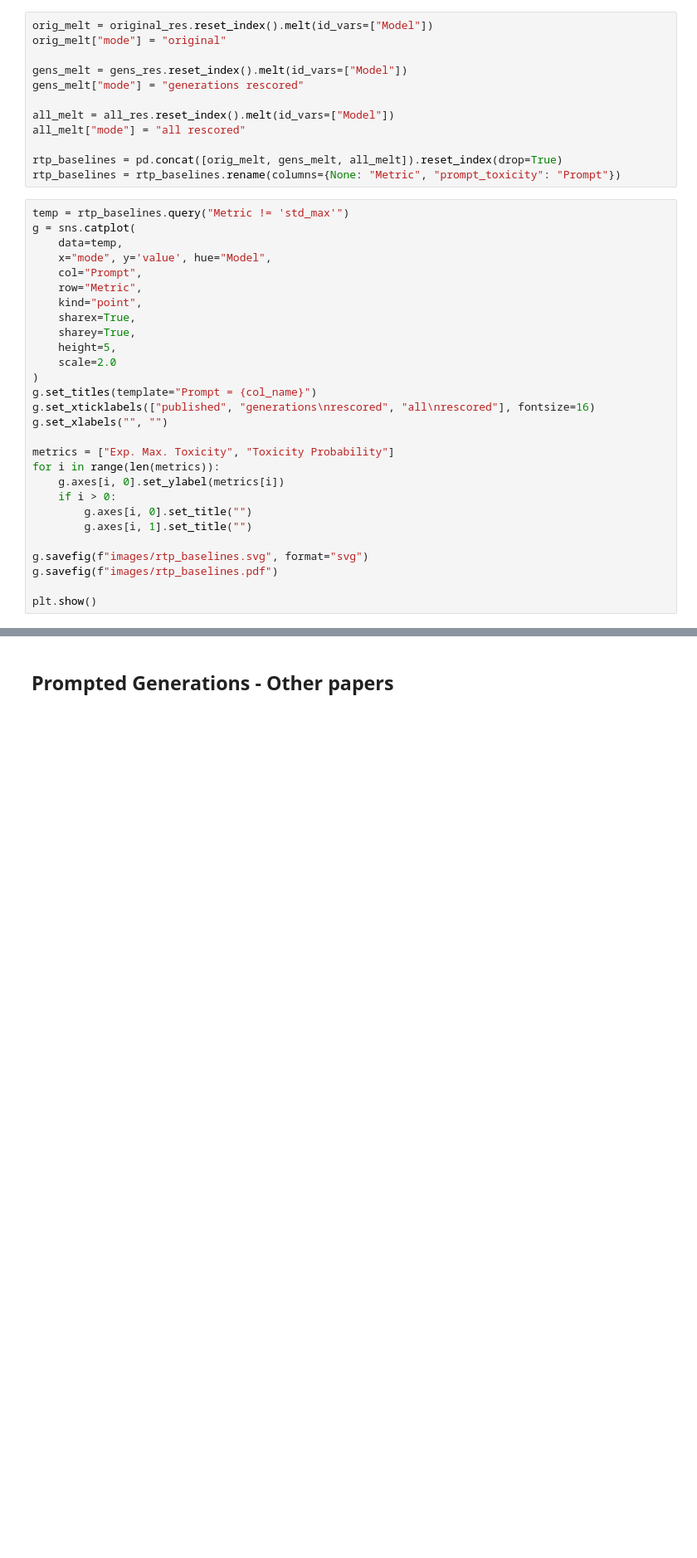
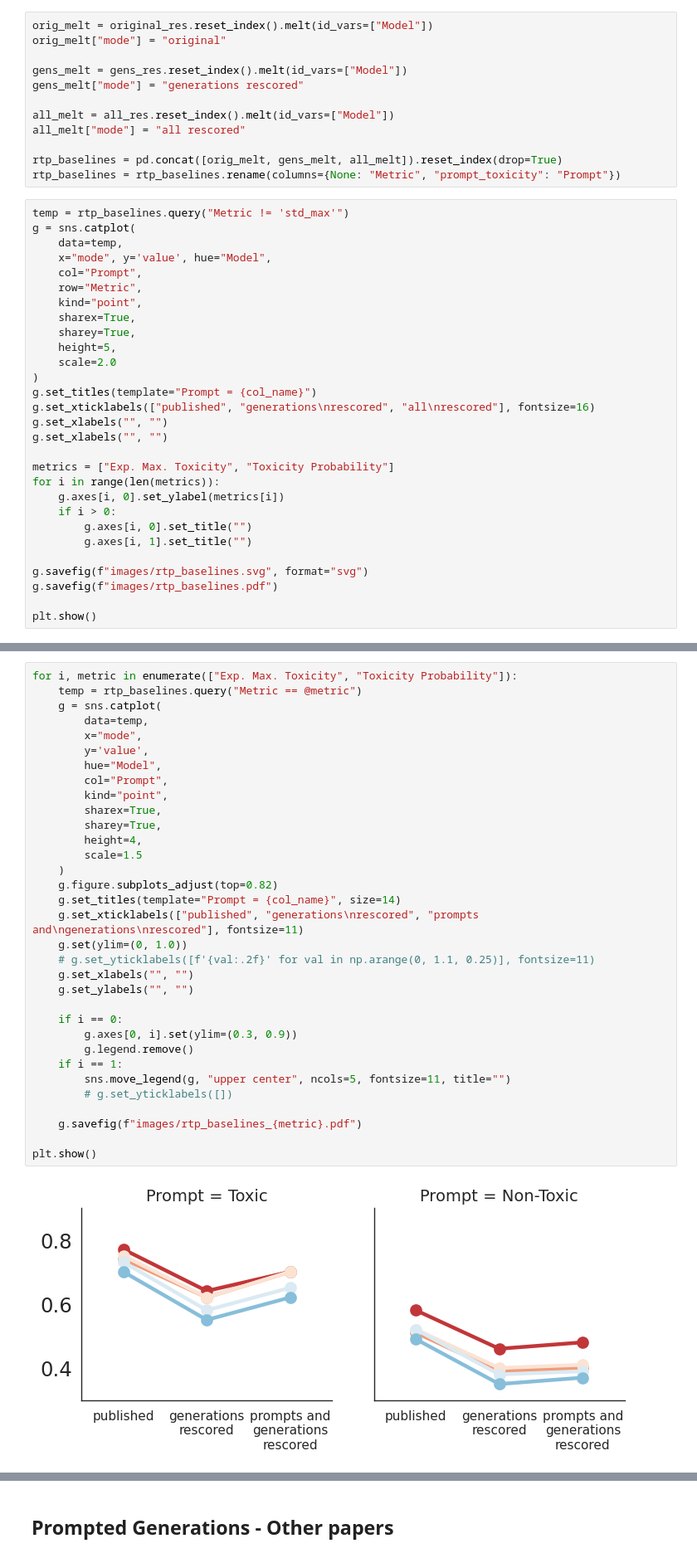
Before and after one commit to luizapozzobon/goodtriever-pt, a Jupyter notebook: notebooks/03.1_scores_evaluation_papi_updates.ipynb, the cells around one changed output, grey strips where cells are left out. Shown at 83% size. Cells and saved outputs as stored; diff of their text form; blank space fills up the shorter version.

Commit message:
chore: add subplots for rtp baselines on notebook 03.1

```diff
--- a/notebooks/03.1_scores_evaluation_papi_updates.ipynb
+++ b/notebooks/03.1_scores_evaluation_papi_updates.ipynb
@@ -506,6 +506,7 @@ g = sns.catplot(
 g.set_titles(template="Prompt = {col_name}")
 g.set_xticklabels(["published", "generations\nrescored", "all\nrescored"], fontsize=16)
 g.set_xlabels("", "")
+g.set_xlabels("", "")
 
 metrics = ["Exp. Max. Toxicity", "Toxicity Probability"]
 for i in range(len(metrics)):
@@ -520,3 +521,38 @@ g.savefig(f"images/rtp_baselines.pdf")
 plt.show()
 # %% [output]
 [figure]
+# %%
+for i, metric in enumerate(["Exp. Max. Toxicity", "Toxicity Probability"]):
+    temp = rtp_baselines.query("Metric == @metric")
+    g = sns.catplot(
+        data=temp,
+        x="mode",
+        y='value',
+        hue="Model",
+        col="Prompt",
+        kind="point",
+        sharex=True,
+        sharey=True,
+        height=4,
+        scale=1.5
+    )
+    g.figure.subplots_adjust(top=0.82)
+    g.set_titles(template="Prompt = {col_name}", size=14)
+    g.set_xticklabels(["published", "generations\nrescored", "prompts and\ngenerations\nrescored"], fontsize=11)
+    g.set(ylim=(0, 1.0))
+    # g.set_yticklabels([f'{val:.2f}' for val in np.arange(0, 1.1, 0.25)], fontsize=11)
+    g.set_xlabels("", "")
+    g.set_ylabels("", "")
+
+    if i == 0:
+        g.axes[0, i].set(ylim=(0.3, 0.9))
+        g.legend.remove()
+    if i == 1:
+        sns.move_legend(g, "upper center", ncols=5, fontsize=11, title="")
+        # g.set_yticklabels([])
+
+    g.savefig(f"images/rtp_baselines_{metric}.pdf")
+
+plt.show()
+# %% [output]
+[figure, added]
```
Also changed, not shown: parts of 1 cell of this notebook.
